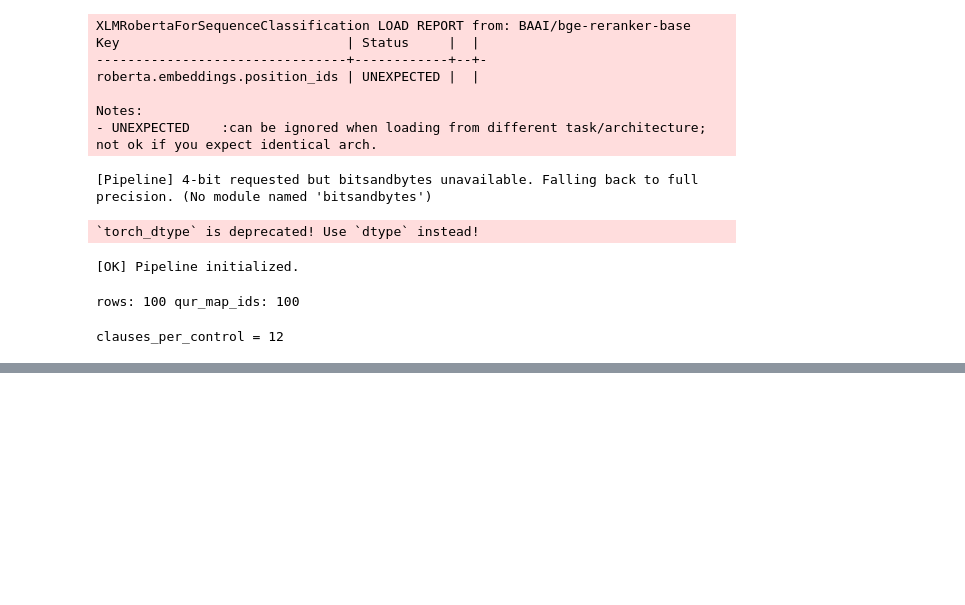
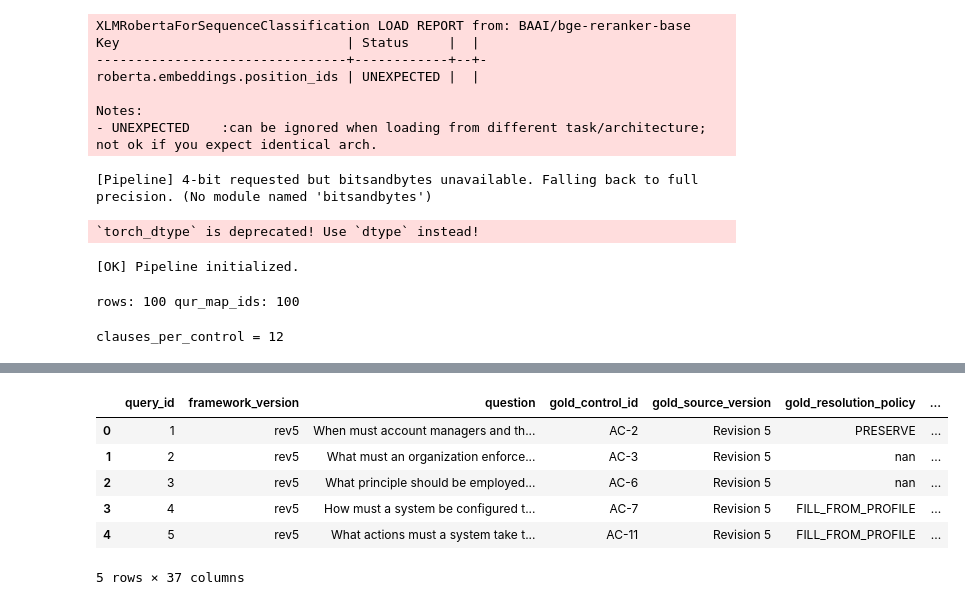
Before and after one commit to Wenjia1215/ComplianceGPT, a Jupyter notebook: src/compliancegpt/pipeline/batch_run/rev5/Batch_Run.ipynb, the cells around one changed output, grey strips where cells are left out. Saved outputs shown, nothing was run; the diff lists cells and outputs as text; code cells hidden in the pictures; blank space fills up the shorter version.

```diff
--- a/src/compliancegpt/pipeline/batch_run/Batch_Run.ipynb
+++ b/src/compliancegpt/pipeline/batch_run/rev5/Batch_Run.ipynb
@@ -302,0 +287,75 @@ PARAMS_REQUIRED
+# %%
+import json
+import numpy as np
+import pandas as pd
+
+def _safe_json_load(x):
+    if not isinstance(x, str) or not x.strip():
+        return {}
+    try:
+        return json.loads(x)
+    except Exception:
+        return {}
+
+contracts = df_out["contract_json"].apply(_safe_json_load)
+
+# Flatten verifier_metrics (gold-dependent) and basic contract fields (gold-independent)
+verifier_metrics = contracts.apply(lambda c: c.get("verifier_metrics") or {})
+vm_df = pd.json_normalize(verifier_metrics).add_prefix("vm.")
+
+df_eval = df_out.copy()
+df_eval["evidence_span_count"] = contracts.apply(lambda c: len(c.get("evidence_spans") or []))
+df_eval["has_evidence_spans"] = df_eval["evidence_span_count"] > 0
+
+df_eval = pd.concat([df_eval, vm_df], axis=1)
+
+# Robust helpers for gold metadata (if present)
+def _count_gold_clause_ids(x) -> int:
+    if x is None:
+        return 0
+    if isinstance(x, float) and np.isnan(x):
+        return 0
+    if isinstance(x, list):
+        return len([v for v in x if str(v).strip()])
+    s = str(x).strip()
+    if not s or s.lower() == "nan":
+        return 0
+    # If serialized JSON list
+    if s.startswith("[") and s.endswith("]"):
+        try:
+            arr = json.loads(s)
+            if isinstance(arr, list):
+                return len([v for v in arr if str(v).strip()])
+        except Exception:
+            pass
+    # Otherwise treat as pipe-delimited list
+    return len([t for t in s.split("|") if t.strip()])
+
+df_eval["gold_clause_count"] = df_eval.get("gold_control_path", "").apply(_count_gold_clause_ids) if "gold_control_path" in df_eval.columns else 0
+
+# Derived indicators (verifier_metrics may be missing for ERROR or exception cases)
+def _to_float(x):
+    try:
+        return float(x)
+    except Exception:
+        return float("nan")
+
+df_eval["control_recall"] = df_eval.get("vm.control_recall", np.nan).apply(_to_float) if "vm.control_recall" in df_eval.columns else float("nan")
+df_eval["doc_recall"] = df_eval.get("vm.doc_recall", np.nan).apply(_to_float) if "vm.doc_recall" in df_eval.columns else float("nan")
+df_eval["verbatim_strict_pass_rate"] = df_eval.get("vm.verbatim_strict_pass_rate", np.nan).apply(_to_float) if "vm.verbatim_strict_pass_rate" in df_eval.columns else float("nan")
+df_eval["verbatim_normalized_pass_rate"] = df_eval.get("vm.verbatim_normalized_pass_rate", np.nan).apply(_to_float) if "vm.verbatim_normalized_pass_rate" in df_eval.columns else float("nan")
+
+df_eval["control_hit_any"] = df_eval["control_recall"].fillna(0.0) > 0.0
+df_eval["control_full_recall"] = df_eval["control_recall"].fillna(0.0) >= (1.0 - 1e-9)
+df_eval["doc_hit_any"] = df_eval["doc_recall"].fillna(0.0) > 0.0
+df_eval["doc_full_recall"] = df_eval["doc_recall"].fillna(0.0) >= (1.0 - 1e-9)
+
+df_eval.head()
+# %% [output]
+|  | query_id | framework_version | question | gold_control_id | gold_source_version | gold_resolution_policy | ... |
+| 0 | 1 | rev5 | When must account managers and th... | AC-2 | Revision 5 | PRESERVE | ... |
+| 1 | 2 | rev5 | What must an organization enforce... | AC-3 | Revision 5 | nan | ... |
+| 2 | 3 | rev5 | What principle should be employed... | AC-6 | Revision 5 | nan | ... |
+| 3 | 4 | rev5 | How must a system be configured t... | AC-7 | Revision 5 | FILL_FROM_PROFILE | ... |
+| 4 | 5 | rev5 | What actions must a system take t... | AC-11 | Revision 5 | FILL_FROM_PROFILE | ... |
+5 rows × 37 columns
```
Also changed, not shown: parts of 10 cells of this notebook, 11 other files.
